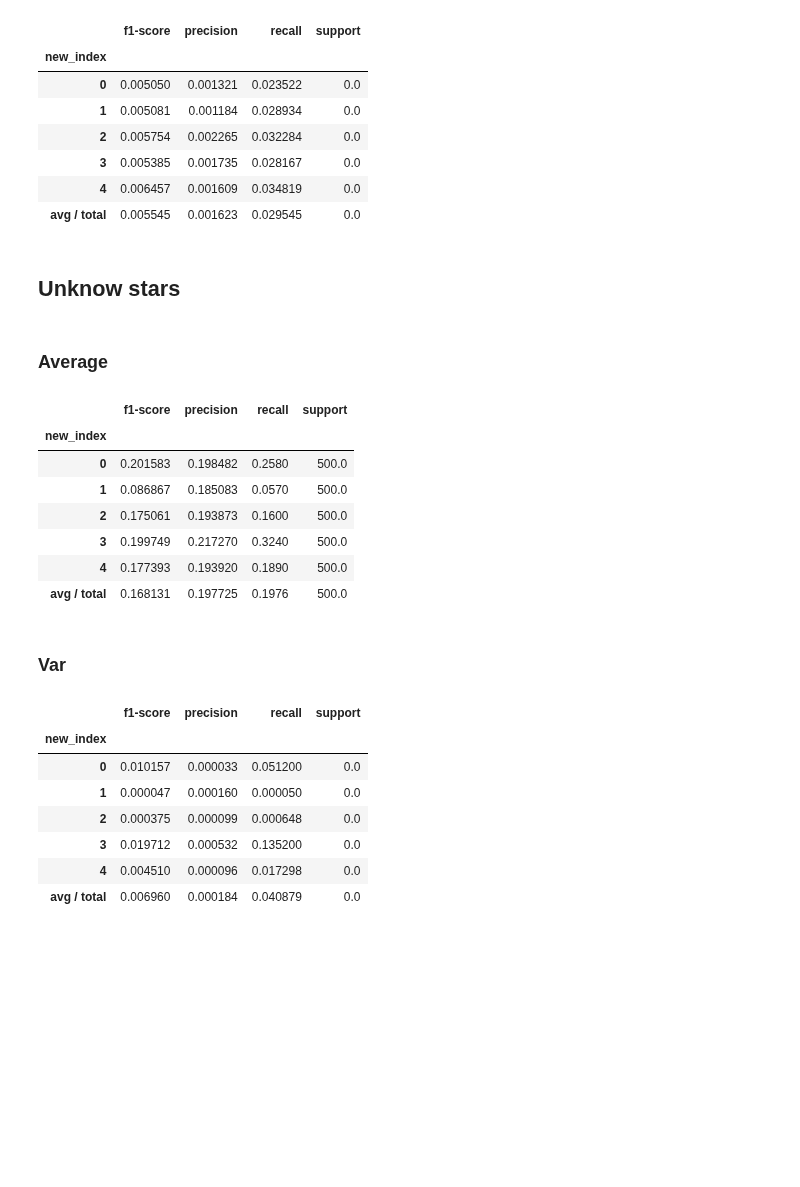
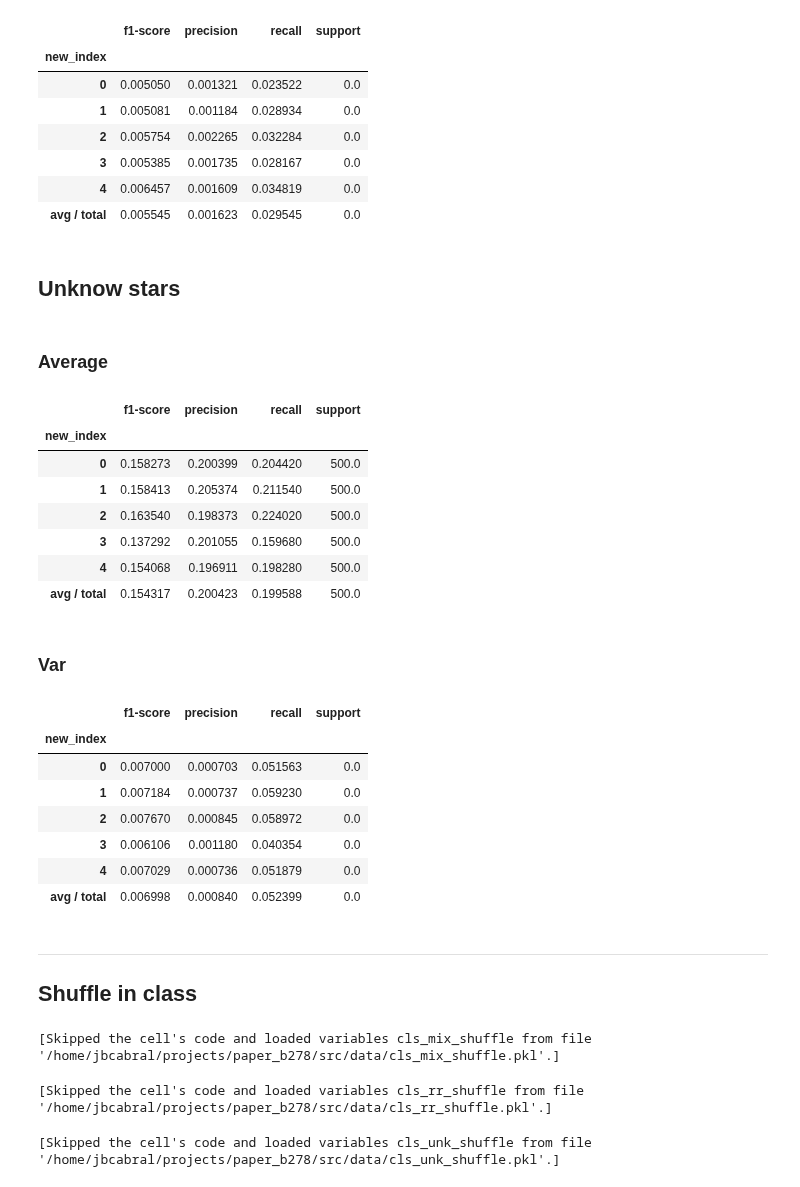
Before and after one commit to carpyncho/vvv_gen_catalog, a Jupyter notebook: detect_tile.ipynb, the cells around one changed output. Saved outputs shown, nothing was run; the diff lists cells and outputs as text; code cells hidden in the pictures; blank space fills up the shorter version.

```diff
--- a/detect_tile.ipynb
+++ b/detect_tile.ipynb
@@ -336,7 +388,7 @@ rr_shuffle = map(dict, rr_shuffle)
 %%cache data/unk_shuffle.pkl unk_shuffle
 with Parallel(n_jobs=cpu_count()) as jobs:
     unk_shuffle = jobs(delayed(_experiment)(idx, shuffle_columns(tile_unk, X_columns), X_columns)
-                   for idx in range(2))
+                   for idx in range(100))
 unk_shuffle = map(dict, unk_shuffle)
 # %% [output]
 [Skipped the cell's code and loaded variables unk_shuffle from file '/home/jbcabral/projects/paper_b278/src/data/unk_shuffle.pkl'.]
@@ -449,26 +451,31 @@ display(print_r(var_r(results=rr_shuffle)))
 # %%
 d.display(d.Markdown("## Unknow stars"))
 d.display(d.Markdown("### Average"))
 display(print_r(mean_r(results=unk_shuffle)))
 d.display(d.Markdown("### Var"))
 display(print_r(var_r(results=unk_shuffle)))
+
+del mix_shuffle, rr_shuffle, unk_shuffle
 # %% [output]
 ## Unknow stars
 ### Average
 |  | f1-score | precision | recall | support |
 | new_index |  |  |  |  |
-| 0 | 0.201583 | 0.198482 | 0.2580 | 500.0 |
-| 1 | 0.086867 | 0.185083 | 0.0570 | 500.0 |
-| 2 | 0.175061 | 0.193873 | 0.1600 | 500.0 |
-| 3 | 0.199749 | 0.217270 | 0.3240 | 500.0 |
-| 4 | 0.177393 | 0.193920 | 0.1890 | 500.0 |
-| avg / total | 0.168131 | 0.197725 | 0.1976 | 500.0 |
+| 0 | 0.158273 | 0.200399 | 0.204420 | 500.0 |
+| 1 | 0.158413 | 0.205374 | 0.211540 | 500.0 |
+| 2 | 0.163540 | 0.198373 | 0.224020 | 500.0 |
+| 3 | 0.137292 | 0.201055 | 0.159680 | 500.0 |
+| 4 | 0.154068 | 0.196911 | 0.198280 | 500.0 |
+| avg / total | 0.154317 | 0.200423 | 0.199588 | 500.0 |
 ### Var
 |  | f1-score | precision | recall | support |
 | new_index |  |  |  |  |
-| 0 | 0.010157 | 0.000033 | 0.051200 | 0.0 |
-| 1 | 0.000047 | 0.000160 | 0.000050 | 0.0 |
-| 2 | 0.000375 | 0.000099 | 0.000648 | 0.0 |
-| 3 | 0.019712 | 0.000532 | 0.135200 | 0.0 |
-| 4 | 0.004510 | 0.000096 | 0.017298 | 0.0 |
-| avg / total | 0.006960 | 0.000184 | 0.040879 | 0.0 |
+| 0 | 0.007000 | 0.000703 | 0.051563 | 0.0 |
+| 1 | 0.007184 | 0.000737 | 0.059230 | 0.0 |
+| 2 | 0.007670 | 0.000845 | 0.058972 | 0.0 |
+| 3 | 0.006106 | 0.001180 | 0.040354 | 0.0 |
+| 4 | 0.007029 | 0.000736 | 0.051879 | 0.0 |
+| avg / total | 0.006998 | 0.000840 | 0.052399 | 0.0 |
+# %% [markdown]
+----
+## Shuffle in class
@@ -474,0 +496,24 @@ display(print_r(var_r(results=unk_shuffle)))
+# %%
+%%cache data/cls_mix_shuffle.pkl cls_mix_shuffle
+with Parallel(n_jobs=cpu_count()) as jobs:
+    cls_mix_shuffle = jobs(delayed(_experiment)(idx, shuffle_by_class_columns(tile_mix, "tcls", X_columns), X_columns)
+                   for idx in range(100))
+cls_mix_shuffle = map(dict, cls_mix_shuffle)
+# %% [output]
+[Skipped the cell's code and loaded variables cls_mix_shuffle from file '/home/jbcabral/projects/paper_b278/src/data/cls_mix_shuffle.pkl'.]
+# %%
+%%cache data/cls_rr_shuffle.pkl cls_rr_shuffle
+with Parallel(n_jobs=cpu_count()) as jobs:
+    cls_rr_shuffle = jobs(delayed(_experiment)(idx, shuffle_by_class_columns(tile_balanced, "tcls", X_columns), X_columns)
+                   for idx in range(100))
+cls_rr_shuffle = map(dict, cls_rr_shuffle)
+# %% [output]
+[Skipped the cell's code and loaded variables cls_rr_shuffle from file '/home/jbcabral/projects/paper_b278/src/data/cls_rr_shuffle.pkl'.]
+# %%
+%%cache data/cls_unk_shuffle.pkl cls_unk_shuffle
+with Parallel(n_jobs=cpu_count()) as jobs:
+    cls_unk_shuffle = jobs(delayed(_experiment)(idx, shuffle_by_class_columns(tile_unk, "tcls", X_columns), X_columns)
+                   for idx in range(100))
+cls_unk_shuffle = map(dict, cls_unk_shuffle)
+# %% [output]
+[Skipped the cell's code and loaded variables cls_unk_shuffle from file '/home/jbcabral/projects/paper_b278/src/data/cls_unk_shuffle.pkl'.]
```
Also changed, not shown: parts of 21 cells of this notebook, 4 other files.
